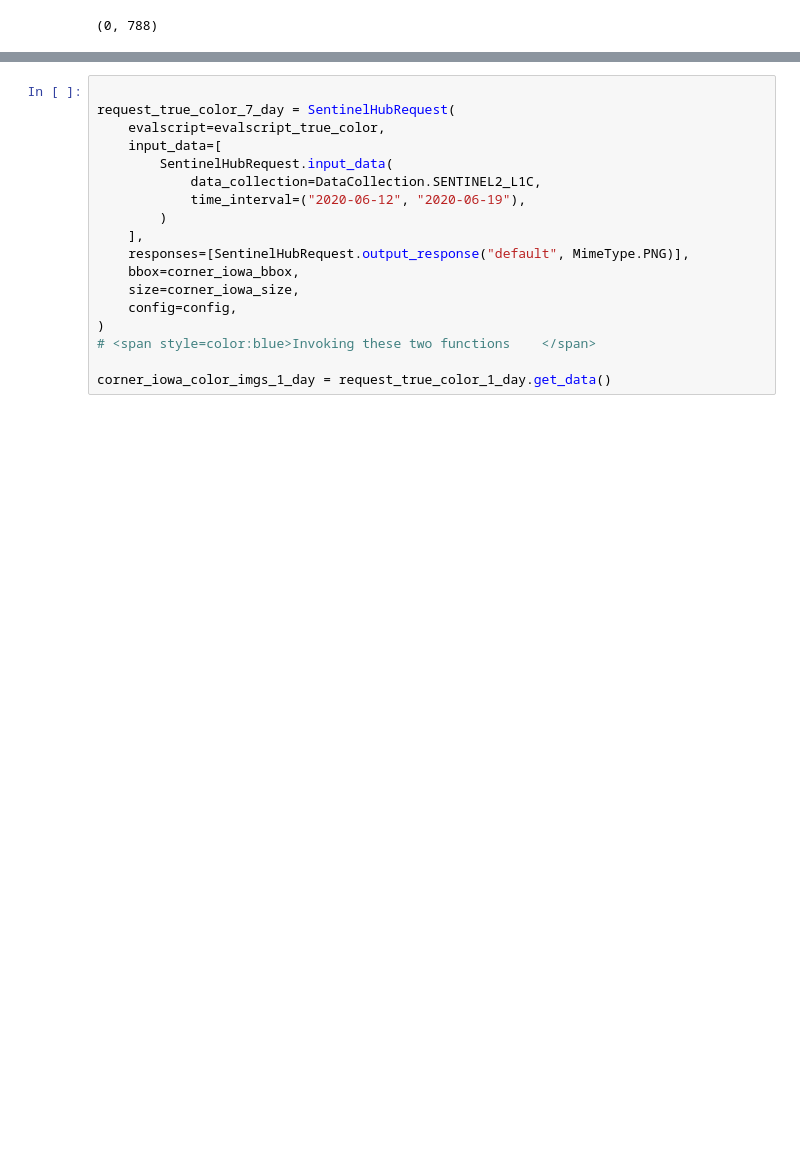
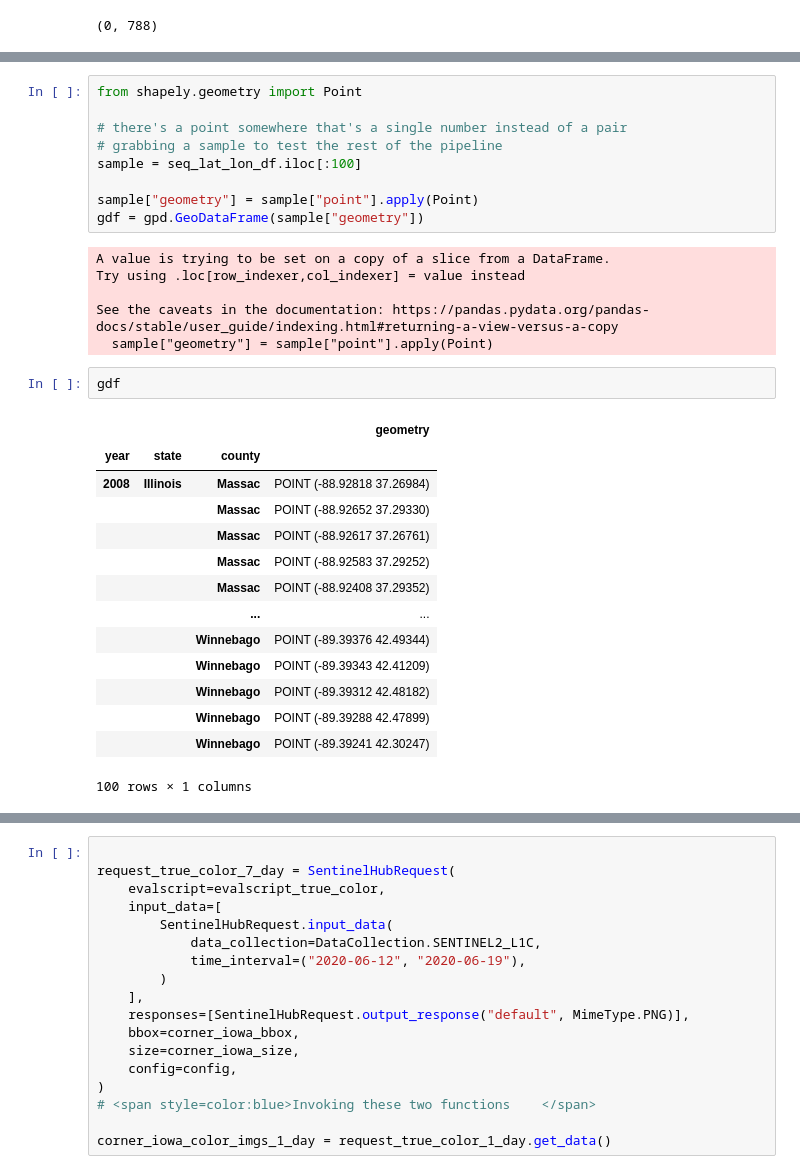
Before and after one commit to claudiosv/Computing-for-Food-Security, a Jupyter notebook: Project 3/ndvi_pipeline.ipynb, the cells around one changed output, grey strips where cells are left out. Cells and saved outputs as stored; diff of their text form; blank space fills up the shorter version.

Commit message:
nvdi pipeline updates

```diff
--- a/Project 3/ndvi_pipeline.ipynb
+++ b/Project 3/ndvi_pipeline.ipynb
@@ -798,0 +871,32 @@ sh_data[0][pixel_pos[0]][pixel_pos[1]-1][0]
+# %%
+from shapely.geometry import Point
+
+# there's a point somewhere that's a single number instead of a pair
+# grabbing a sample to test the rest of the pipeline
+sample = seq_lat_lon_df.iloc[:100]
+
+sample["geometry"] = sample["point"].apply(Point)
+gdf = gpd.GeoDataFrame(sample["geometry"])
+# %% [output]
+A value is trying to be set on a copy of a slice from a DataFrame.
+Try using .loc[row_indexer,col_indexer] = value instead
+
+See the caveats in the documentation: https://pandas.pydata.org/pandas-docs/stable/user_guide/indexing.html#returning-a-view-versus-a-copy
+  sample["geometry"] = sample["point"].apply(Point)
+# %%
+gdf
+# %% [output]
+|  |  |  | geometry |
+| year | state | county |  |
+| 2008 | Illinois | Massac | POINT (-88.92818 37.26984) |
+|  |  | Massac | POINT (-88.92652 37.29330) |
+|  |  | Massac | POINT (-88.92617 37.26761) |
+|  |  | Massac | POINT (-88.92583 37.29252) |
+|  |  | Massac | POINT (-88.92408 37.29352) |
+|  |  | ... | ... |
+|  |  | Winnebago | POINT (-89.39376 42.49344) |
+|  |  | Winnebago | POINT (-89.39343 42.41209) |
+|  |  | Winnebago | POINT (-89.39312 42.48182) |
+|  |  | Winnebago | POINT (-89.39288 42.47899) |
+|  |  | Winnebago | POINT (-89.39241 42.30247) |
+100 rows × 1 columns
```
Also changed, not shown: parts of 21 cells of this notebook.
